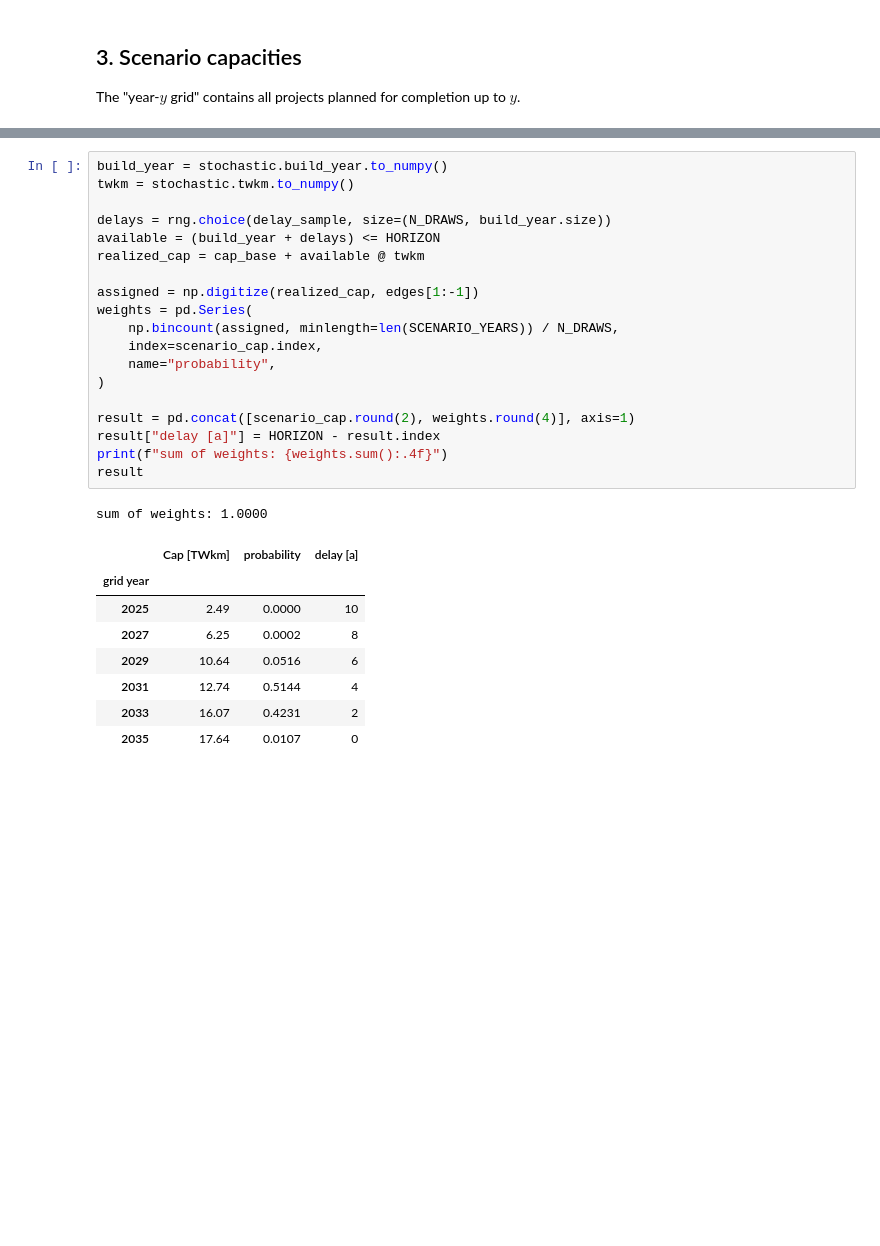
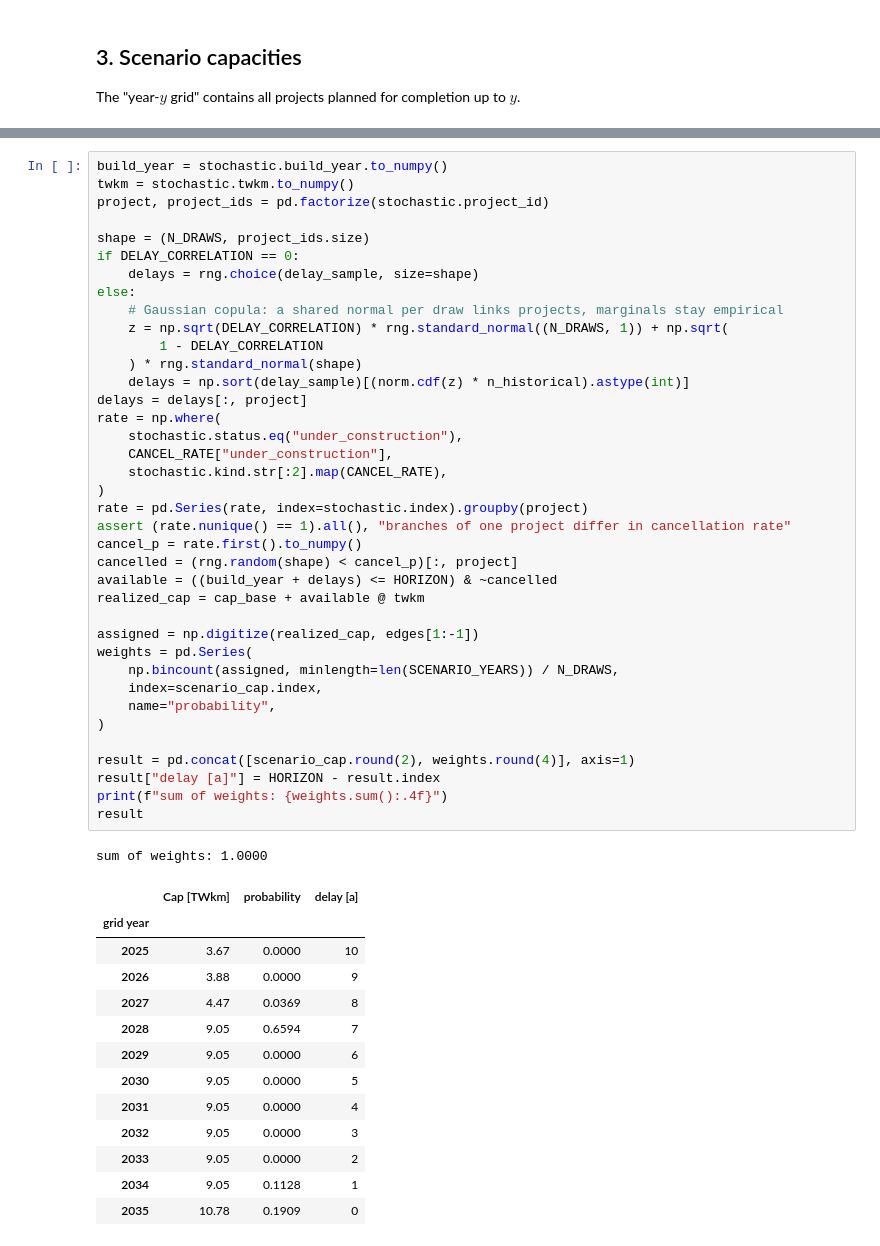
Before and after one commit to PyPSA/pypsa-de, a Jupyter notebook: notebooks/build_probabilites_from_delay_data.ipynb, the cells around one changed output, grey strips where cells are left out. Cells and saved outputs as stored; diff of their text form; blank space fills up the shorter version.

```diff
--- a/notebooks/build_probabilites_from_delay_data.ipynb
+++ b/notebooks/build_probabilites_from_delay_data.ipynb
@@ -294,32 +430,56 @@ Draws are independent across projects.
 # %%
 build_year = stochastic.build_year.to_numpy()
 twkm = stochastic.twkm.to_numpy()
+project, project_ids = pd.factorize(stochastic.project_id)
 
-delays = rng.choice(delay_sample, size=(N_DRAWS, build_year.size))
-available = (build_year + delays) <= HORIZON
+shape = (N_DRAWS, project_ids.size)
+if DELAY_CORRELATION == 0:
+    delays = rng.choice(delay_sample, size=shape)
+else:
+    # Gaussian copula: a shared normal per draw links projects, marginals stay empirical
+    z = np.sqrt(DELAY_CORRELATION) * rng.standard_normal((N_DRAWS, 1)) + np.sqrt(
+        1 - DELAY_CORRELATION
+    ) * rng.standard_normal(shape)
+    delays = np.sort(delay_sample)[(norm.cdf(z) * n_historical).astype(int)]
+delays = delays[:, project]
+rate = np.where(
+    stochastic.status.eq("under_construction"),
+    CANCEL_RATE["under_construction"],
+    stochastic.kind.str[:2].map(CANCEL_RATE),
+)
+rate = pd.Series(rate, index=stochastic.index).groupby(project)
+assert (rate.nunique() == 1).all(), "branches of one project differ in cancellation rate"
+cancel_p = rate.first().to_numpy()
+cancelled = (rng.random(shape) < cancel_p)[:, project]
+available = ((build_year + delays) <= HORIZON) & ~cancelled
 realized_cap = cap_base + available @ twkm
 
 assigned = np.digitize(realized_cap, edges[1:-1])
 weights = pd.Series(
     np.bincount(assigned, minlength=len(SCENARIO_YEARS)) / N_DRAWS,
     index=scenario_cap.index,
     name="probability",
 )
 
 result = pd.concat([scenario_cap.round(2), weights.round(4)], axis=1)
 result["delay [a]"] = HORIZON - result.index
 print(f"sum of weights: {weights.sum():.4f}")
 result
 # %% [output]
 sum of weights: 1.0000
 |  | Cap [TWkm] | probability | delay [a] |
 | grid year |  |  |  |
-| 2025 | 2.49 | 0.0000 | 10 |
-| 2027 | 6.25 | 0.0002 | 8 |
-| 2029 | 10.64 | 0.0516 | 6 |
-| 2031 | 12.74 | 0.5144 | 4 |
-| 2033 | 16.07 | 0.4231 | 2 |
-| 2035 | 17.64 | 0.0107 | 0 |
+| 2025 | 3.67 | 0.0000 | 10 |
+| 2026 | 3.88 | 0.0000 | 9 |
+| 2027 | 4.47 | 0.0369 | 8 |
+| 2028 | 9.05 | 0.6594 | 7 |
+| 2029 | 9.05 | 0.0000 | 6 |
+| 2030 | 9.05 | 0.0000 | 5 |
+| 2031 | 9.05 | 0.0000 | 4 |
+| 2032 | 9.05 | 0.0000 | 3 |
+| 2033 | 9.05 | 0.0000 | 2 |
+| 2034 | 9.05 | 0.1128 | 1 |
+| 2035 | 10.78 | 0.1909 | 0 |
 # %%
 fig, axes = plt.subplots(1, 2, figsize=(14, 4.5))
 
```
Also changed, not shown: parts of 14 cells of this notebook, 14 other files.
